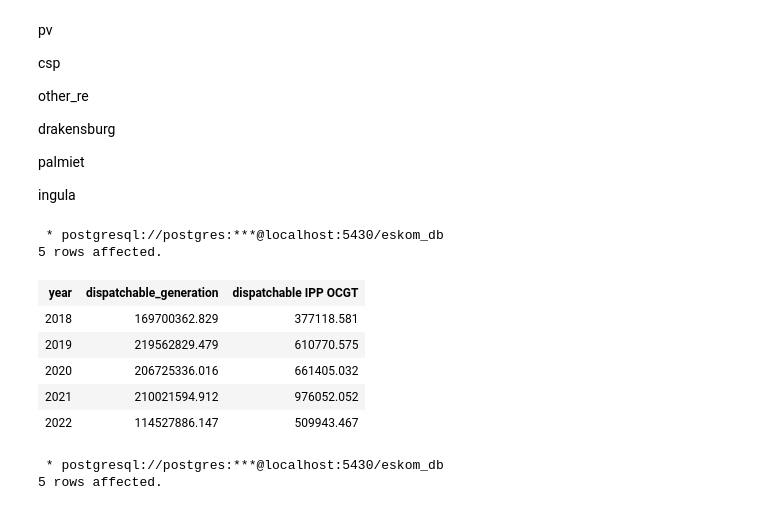
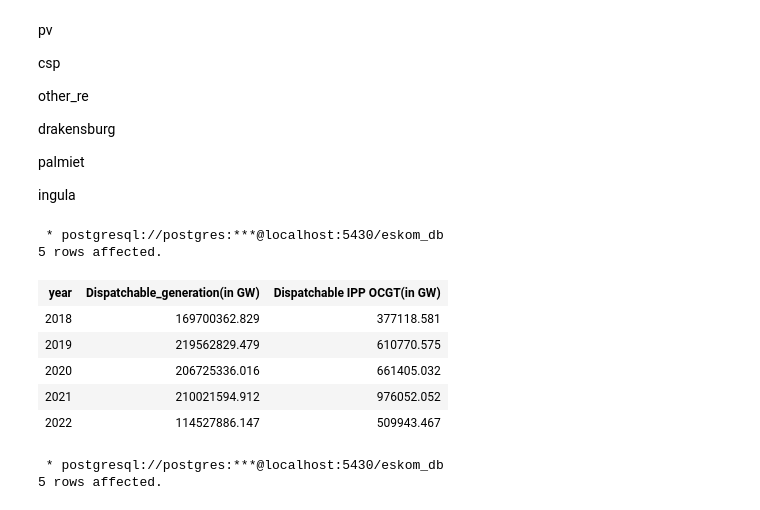
Before and after one commit to The-DigitalAcademy/Eskom_Data_Analysis, a Jupyter notebook: Generation.ipynb, the cells around one changed output. Cells and saved outputs as stored; diff of their text form; code cells hidden in the pictures.

```diff
--- a/Generation.ipynb
+++ b/Generation.ipynb
@@ -200,12 +199,12 @@ palmiet
 
 ingula
 # %%
-sum_dispatchable = %sql SELECT year AS "year",SUM(dispatchable_generation) AS "dispatchable_generation",SUM(dispatchable_ipp_ocgt)  AS "dispatchable IPP OCGT" FROM eskom_clean WHERE year >= '2018' and year <= '2022' GROUP BY year ORDER BY year
+sum_dispatchable = %sql SELECT year as "year",SUM(dispatchable_generation) as "Dispatchable_generation(in GW)",SUM(dispatchable_ipp_ocgt) as  "Dispatchable IPP OCGT(in GW)" FROM eskom_clean GROUP BY year ORDER BY year
 sum_dispatchable
 # %% [output]
  * postgresql://postgres:***@localhost:5430/eskom_db
 5 rows affected.
-| year | dispatchable_generation | dispatchable IPP OCGT |
+| year | Dispatchable_generation(in GW) | Dispatchable IPP OCGT(in GW) |
 | 2018 | 169700362.829 | 377118.581 |
 | 2019 | 219562829.479 | 610770.575 |
 | 2020 | 206725336.016 | 661405.032 |
```
Also changed, not shown: parts of 13 cells of this notebook.
